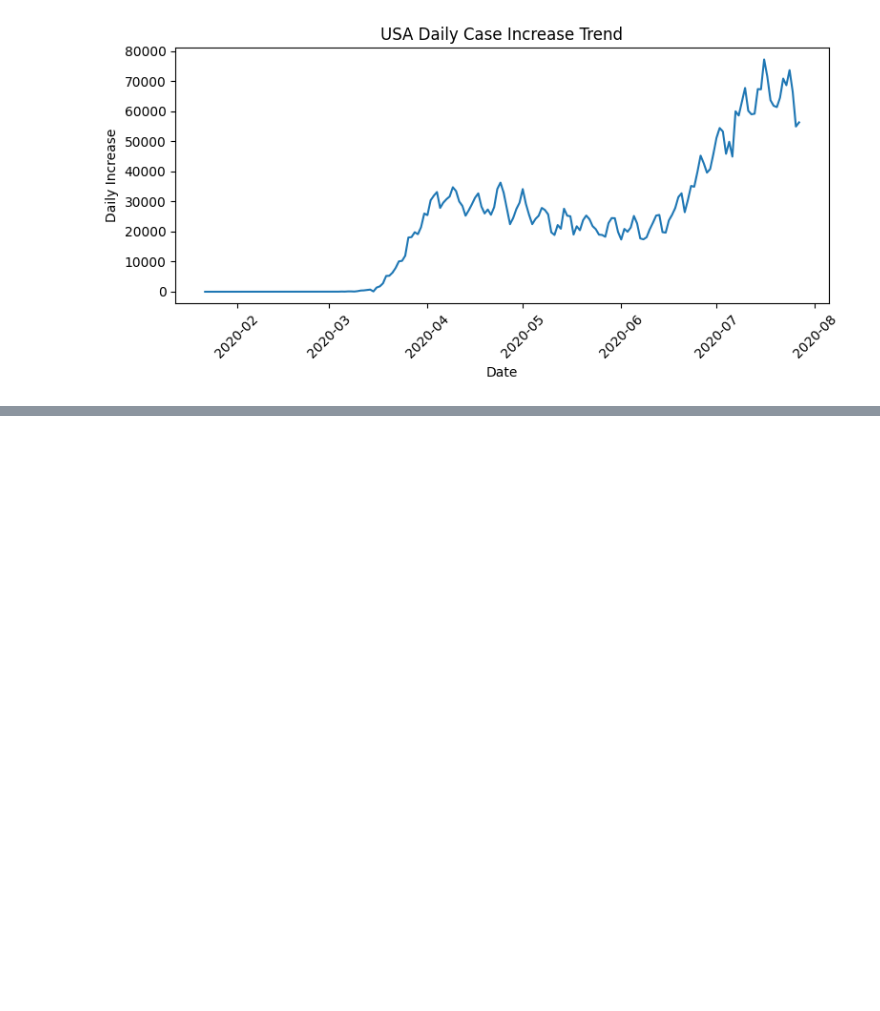
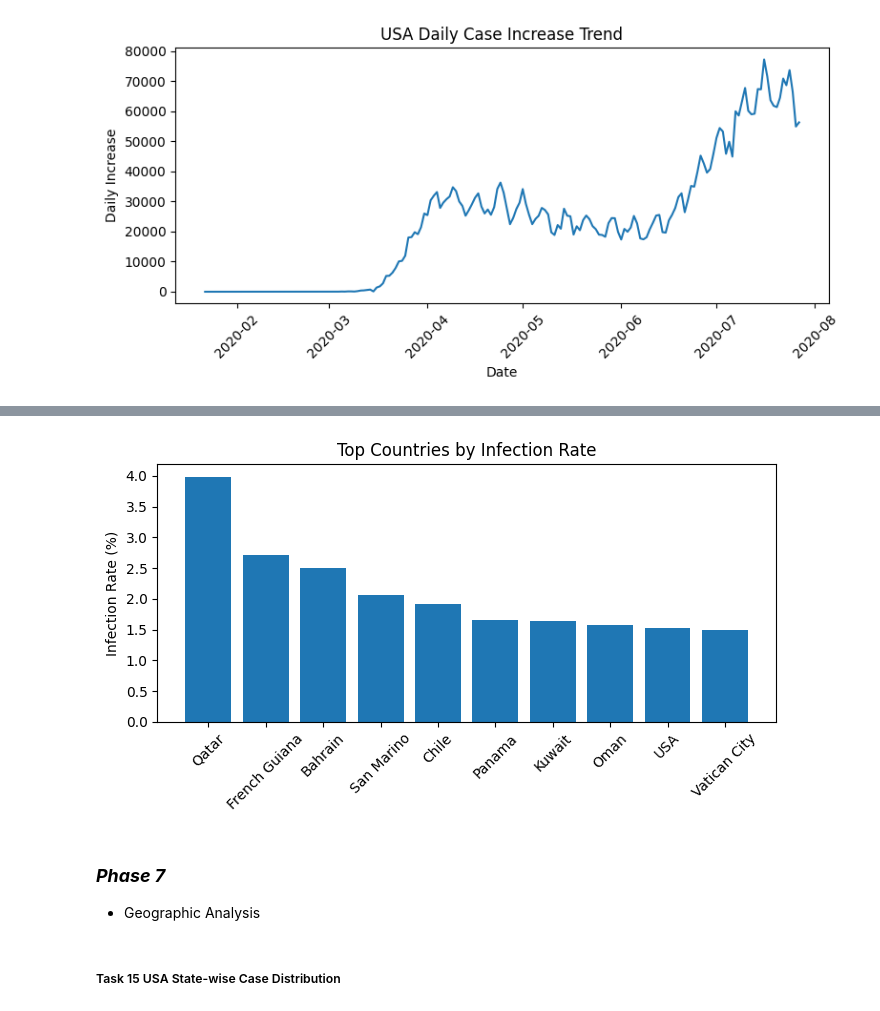
Before and after one commit to vivekdesai1215/Covid-19-Analysis-Pipeline-PySpark, a Jupyter notebook: covid19_analysis_pyspark.ipynb, the cells around one changed output, grey strips where cells are left out. Cells and saved outputs as stored; diff of their text form; code cells hidden in the pictures; blank space fills up the shorter version.

```diff
--- a/covid19_analysis_pyspark.ipynb
+++ b/covid19_analysis_pyspark.ipynb
@@ -654,0 +770,21 @@ plt.show()
+# %%
+from pyspark.sql.functions import round
+
+infection_df = worldometer.withColumn(
+    "Infection_Rate",
+    round(
+        (col("TotalCases") / col("Population")) * 100,
+        2
+    )
+)
+# %%
+top_infection = infection_df.select(
+    "Country/Region",
+    "TotalCases",
+    "Population",
+    "Infection_Rate"
+).orderBy(
+    col("Infection_Rate").desc()
+).limit(10)
+
+top_infection.show()
@@ -654,0 +806,24 @@ plt.show()
+# %%
+top_infection_pd = top_infection.toPandas()
+
+import matplotlib.pyplot as plt
+
+plt.figure(figsize=(7,4))
+
+plt.bar(
+    top_infection_pd["Country/Region"],
+    top_infection_pd["Infection_Rate"]
+)
+
+plt.xticks(rotation=45)
+plt.title("Top Countries by Infection Rate")
+plt.ylabel("Infection Rate (%)")
+plt.tight_layout()
+plt.show()
+# %% [output]
+[figure, added]
+# %% [markdown]
+### ***Phase 7***
+- Geographic Analysis
+# %% [markdown]
+##### Task 15 USA State-wise Case Distribution
```
Also changed, not shown: parts of 35 cells of this notebook.
